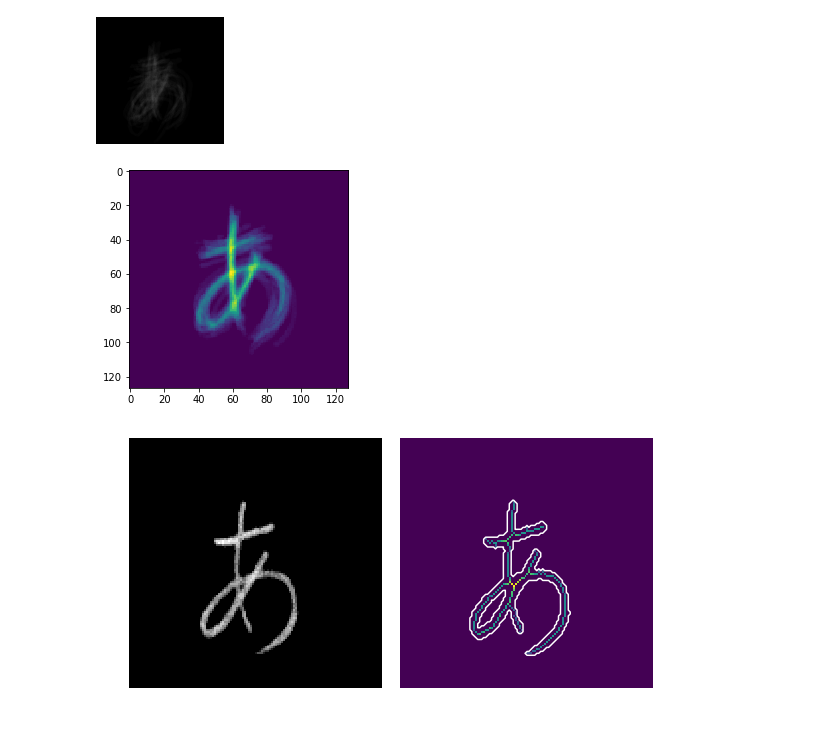
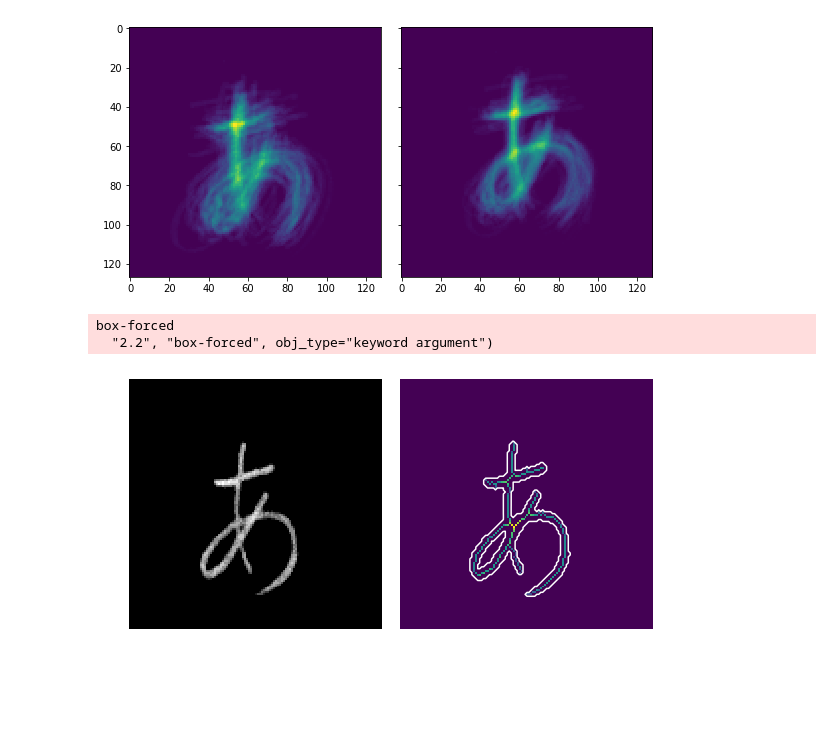
Before and after one commit to hexagramg/hiraclust, a Jupyter notebook: clustering/Medial Approximation.ipynb, the cells around one changed output. Drawn from its saved outputs; the diff is of its cells as text; code cells hidden in the pictures; blank space fills up the shorter version.

```diff
--- a/clustering/Medial Approximation.ipynb
+++ b/clustering/Medial Approximation.ipynb
@@ -23,3 +26,6 @@ from skimage.morphology import medial_axis
+# %%
+from pylab import rcParams
+rcParams['figure.figsize'] = 10, 10
 # %%
 data = np.load("hiragana.npz")['arr_0']
 # %%
@@ -69,18 +86,25 @@ pred = predictPCA(40, test)
 # %%
 def displayCluster(predicted, centered_array, array, n_cluster):
     inic = [i for i,v in enumerate(predicted) if v ==n_cluster]
+
+    fig, axes = plt.subplots(nrows=1, ncols=2, figsize=(8, 4),
+                         sharex=True, sharey=True)
+    ax = axes.ravel()
+
     imgss = [array[i] for i in inic]
     new_img = np.average(imgss, axis = 0)
-    display(Image.fromarray(new_img).convert("L"))
 
     imgssC = [centered_array[i] for i in inic]
     new_imgC = np.average(imgssC, axis = 0)
-    plt.imshow(new_imgC)
+
+    ax[0].imshow(new_img)
+    ax[1].imshow(new_imgC)
+    fig.tight_layout()
+    plt.show()
 # %%
-displayCluster(pred, test, letter, 2)
+displayCluster(pred, test, letter, 5)
 # %% [output]
-[figure, old version]
+[figure, new version]
-[figure, removed]
 # %%
 skel, distance = medial_axis(letter[0], return_distance=True)
 # %%
@@ -97,4 +121,6 @@ ax2.axis('off')
 fig.tight_layout()
 plt.show()
 # %% [output]
+box-forced
+  "2.2", "box-forced", obj_type="keyword argument")
 [figure]
```
Also changed, not shown: parts of 9 cells of this notebook, 1 other file.
